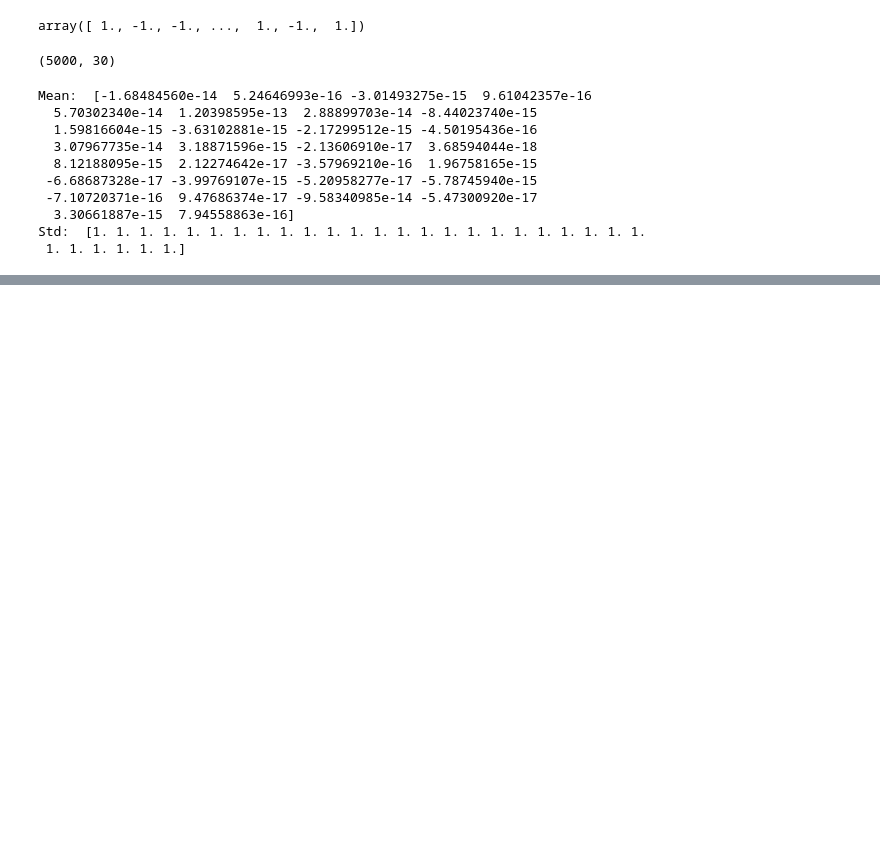
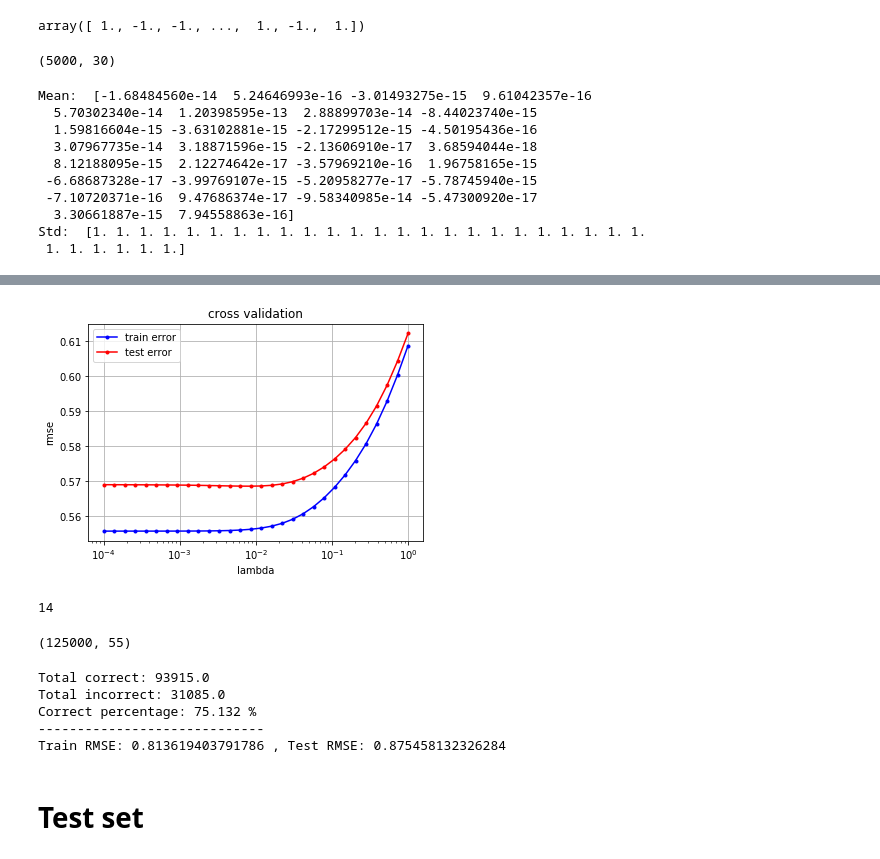
Before and after one commit to ZiluTian/ml_project1, a Jupyter notebook: regression_models.ipynb, the cells around one changed output, grey strips where cells are left out. Saved outputs shown, nothing was run; the diff lists cells and outputs as text; code cells hidden in the pictures; blank space fills up the shorter version.

```diff
--- a/regression_models.ipynb
+++ b/regression_models.ipynb
@@ -24,4 +25,6 @@ y
 (5000, 30)
 (5000,)
 array([ 1., -1., -1., ...,  1., -1.,  1.])
+# %%
+y_TEST, inputs_TEST, ids_TEST = load_csv_data("full_train_data.csv", False)
 # %%
@@ -157,0 +267,22 @@ Train RMSE: 0.8253568049700616 , Test RMSE: 1.0596008634494558
+# %%
+x = inputs[:,feature_cols]
+degree = 2
+tx = build_poly_plus(y, x, degree)
+# %%
+k_fold = 4
+lambdas = np.logspace(-4, 0, 30)
+
+rmse_tr = []
+rmse_te = []
+
+k_indices = build_k_indices(y, k_fold, 1)
+for l in lambdas:
+    print(l)
+    rmse_tr_tmp = []
+    rmse_te_tmp = []
+    for k in range(k_fold):
+        loss_tr, loss_te, w = cross_validation_poly(y, tx, k_indices, k, l, degree)
+        rmse_tr_tmp.append(loss_tr)
+        rmse_te_tmp.append(loss_te)
+    rmse_tr.append(np.mean(np.sqrt(2*rmse_tr_tmp)))
+    rmse_te.append(np.mean(np.sqrt(2*rmse_te_tmp)))
@@ -157,0 +307,49 @@ Train RMSE: 0.8253568049700616 , Test RMSE: 1.0596008634494558
+# %%
+plt.semilogx(lambdas, rmse_tr, marker=".", color='b', label='train error')
+plt.semilogx(lambdas, rmse_te, marker=".", color='r', label='test error')
+plt.xlabel("lambda")
+plt.ylabel("rmse")
+plt.title("cross validation")
+plt.legend(loc=2)
+plt.grid(True)
+# %% [output]
+[figure, added]
+# %%
+np.argmin(rmse_te)
+# %% [output]
+14
+# %%
+tx_TEST = build_poly_plus(y_TEST, inputs_TEST[:,feature_cols], degree)
+
+k_indices = build_k_indices(y_TEST, 2, 17)
+y_test = y_TEST[k_indices[0]]
+tx_test = tx_TEST[k_indices[0]]
+
+y_train = np.delete(y_TEST, k_indices[0], axis=0)
+tx_train = np.delete(tx_TEST, k_indices[0], axis=0)
+
+print(tx_train.shape)
+weights, mse = ridge_regression(y_train, tx_train, lambdas[np.argmin(rmse_te)])
+# %% [output]
+(125000, 55)
+# %%
+y_pred = predict_labels(weights, tx_test)
+ones_aux = np.ones(len(y_pred))
+correct = np.sum(ones_aux[np.equal(y_test, y_pred)])
+incorrect = len(y_pred)-correct
+perc = correct / len(y_pred) * 100
+print("Total correct:", correct, "\nTotal incorrect:", incorrect, "\nCorrect percentage:", perc, "%")
+
+print("-----------------------------")
+
+rmse_train = np.sqrt(2*compute_mse(y_train, tx_train, weights))
+rmse_test = np.sqrt(2*compute_mse(y_test, tx_test, weights))
+print("Train RMSE:", rmse_train, ", Test RMSE:", rmse_test)
+# %% [output]
+Total correct: 93915.0
+Total incorrect: 31085.0
+Correct percentage: 75.132 %
+-----------------------------
+Train RMSE: 0.813619403791786 , Test RMSE: 0.875458132326284
+# %% [markdown]
+# Test set
```
Also changed, not shown: parts of 28 cells of this notebook.
